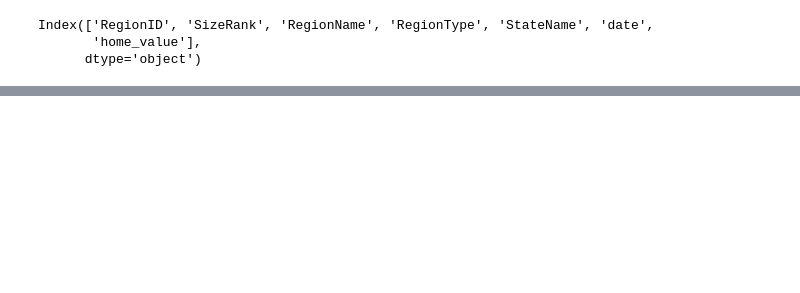
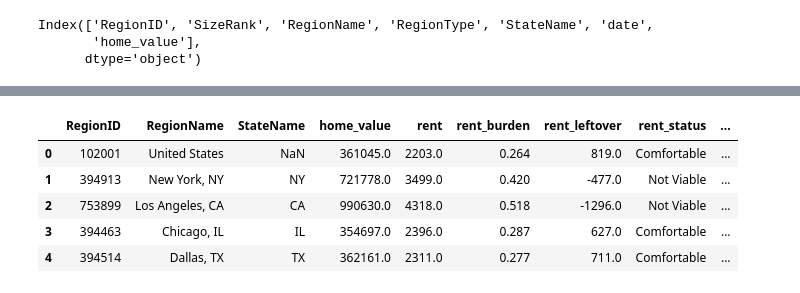
Before and after one commit to Jairaye/crime-housing-affordability, a Jupyter notebook: notebooks/03_merge_and_metrics.ipynb, the cells around one changed output, grey strips where cells are left out. Cells and saved outputs as stored; diff of their text form; code cells hidden in the pictures; blank space fills up the shorter version.

```diff
--- a/notebooks/03_merge_and_metrics.ipynb
+++ b/notebooks/03_merge_and_metrics.ipynb
@@ -211,0 +299,31 @@ Index(['RegionID', 'SizeRank', 'RegionName', 'RegionType', 'StateName', 'date',
+# %%
+# ==============================
+# Final export: metro affordability baseline
+# ==============================
+
+export_cols = [
+    "RegionID",
+    "RegionName",
+    "StateName",
+    "home_value",
+    "rent",
+    "rent_burden",
+    "rent_leftover",
+    "rent_status",
+    "required_annual_income_rent"
+    "mortgage_total_monthly",
+    "mortgage_burden",
+    "mortgage_leftover",
+    "mortgage_status",
+    "required_annual_income_buy"
+]
+
+final_df = df[export_cols].copy()
+
+final_df.to_csv(
+    "data/processed/metro_affordability_baseline.csv",
+    index=False
+)
+
+print("Exported:", final_df.shape)
+print("Saved to data/processed/metro_affordability_baseline.csv")
@@ -211,0 +349,9 @@ Index(['RegionID', 'SizeRank', 'RegionName', 'RegionType', 'StateName', 'date',
+# %%
+final_df.head()
+# %% [output]
+|  | RegionID | RegionName | StateName | home_value | rent | rent_burden | rent_leftover | rent_status | ... |
+| 0 | 102001 | United States | NaN | 361045.0 | 2203.0 | 0.264 | 819.0 | Comfortable | ... |
+| 1 | 394913 | New York, NY | NY | 721778.0 | 3499.0 | 0.420 | -477.0 | Not Viable | ... |
+| 2 | 753899 | Los Angeles, CA | CA | 990630.0 | 4318.0 | 0.518 | -1296.0 | Not Viable | ... |
+| 3 | 394463 | Chicago, IL | IL | 354697.0 | 2396.0 | 0.287 | 627.0 | Comfortable | ... |
+| 4 | 394514 | Dallas, TX | TX | 362161.0 | 2311.0 | 0.277 | 711.0 | Comfortable | ... |
```
Also changed, not shown: parts of 11 cells of this notebook, 1 other file.
